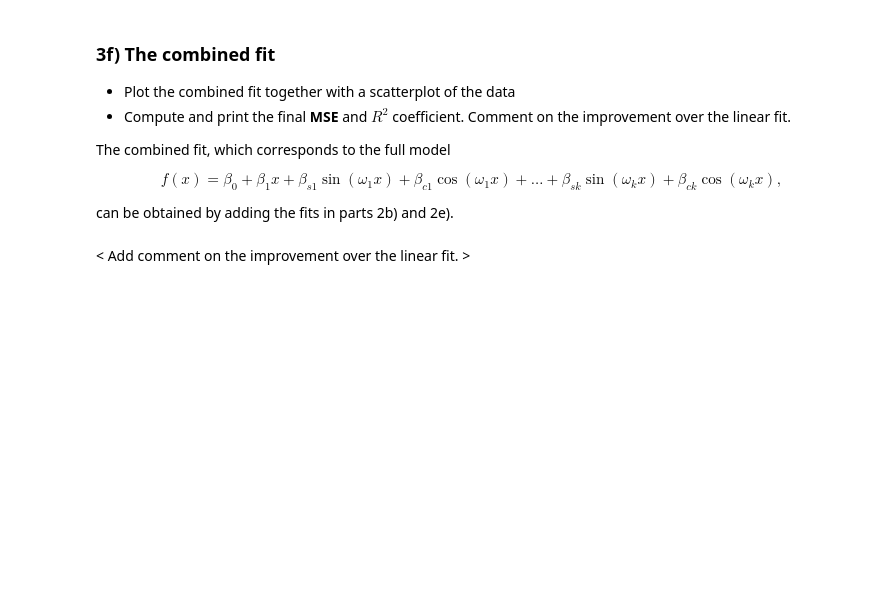
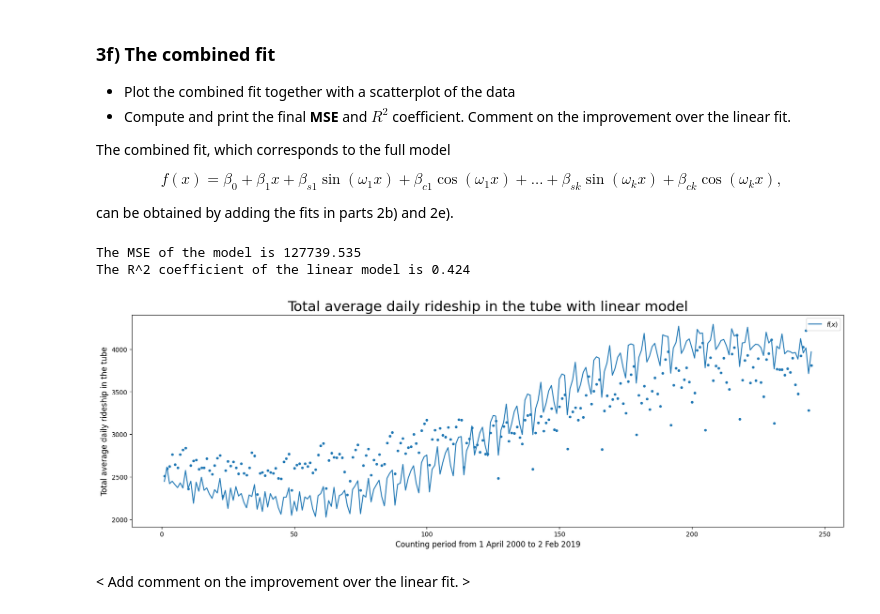
Before and after one commit to NoahFontaine/IB_Data_Science, a Jupyter notebook: Exercises/03 Exercise Notebook 3.ipynb, the cells around one changed output. Saved outputs shown, nothing was run; the diff lists cells and outputs as text; code cells hidden in the pictures; blank space fills up the shorter version.

```diff
--- a/Exercises/03 Exercise Notebook 3.ipynb
+++ b/Exercises/03 Exercise Notebook 3.ipynb
@@ -180,2 +242,28 @@ can be obtained by adding the fits in parts 2b) and 2e).
+# %%
+fit_t = fit + fit_sc
+
+# Compute and print the MSE
+SSE = np.linalg.norm(yvals - fit_t)**2
+MSE = SSE/(np.size(yvals))
+print("The MSE of the model is", np.round(MSE,3))
+
+# Compute and print the R^2 coefficient
+fit_0 = np.mean(yvals)*all_ones
+SSE_0 = np.linalg.norm(yvals - fit_0)**2
+R2 = 1 - SSE/SSE_0
+print("The R^2 coefficient of the linear model is", np.round(R2,3))
+
+# Plot the scatterplot with the combined fit
+plt.scatter(xvals, yvals, s=10)
+plt.xlabel('Counting period from 1 April 2000 to 2 Feb 2019')
+plt.ylabel('Total average daily rideship in the tube')
+plt.plot(xvals, fit_t, label="$f(x)$")
+plt.legend()
+plt.title('Total average daily rideship in the tube with linear model')
+plt.show()
+# %% [output]
+The MSE of the model is 127739.535
+The R^2 coefficient of the linear model is 0.424
+[figure, added]
 # %% [markdown]
 < Add comment on the improvement over the linear fit. >
```
Also changed, not shown: parts of 8 cells of this notebook.
